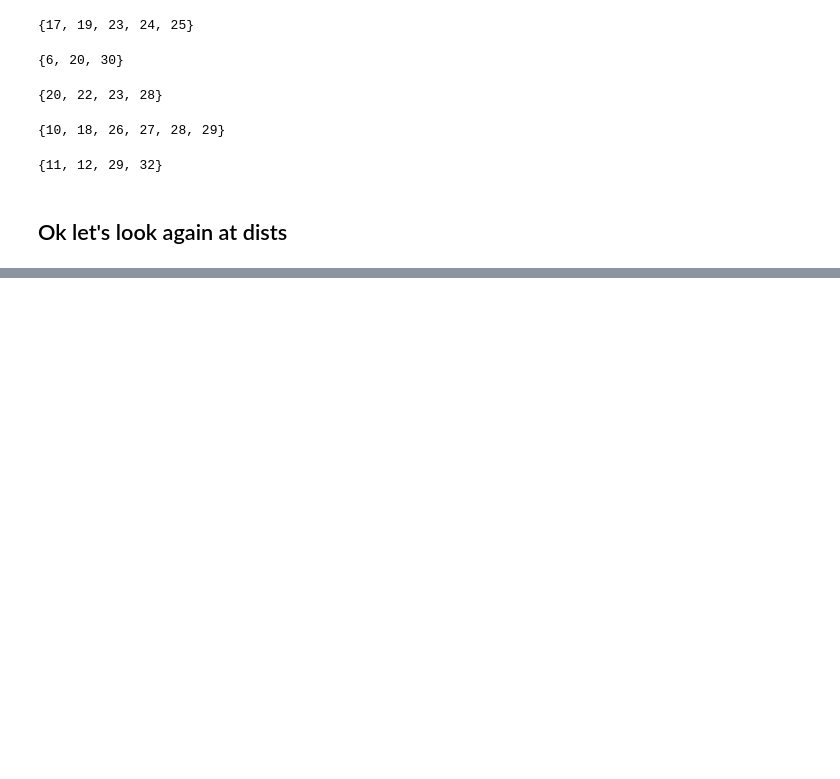
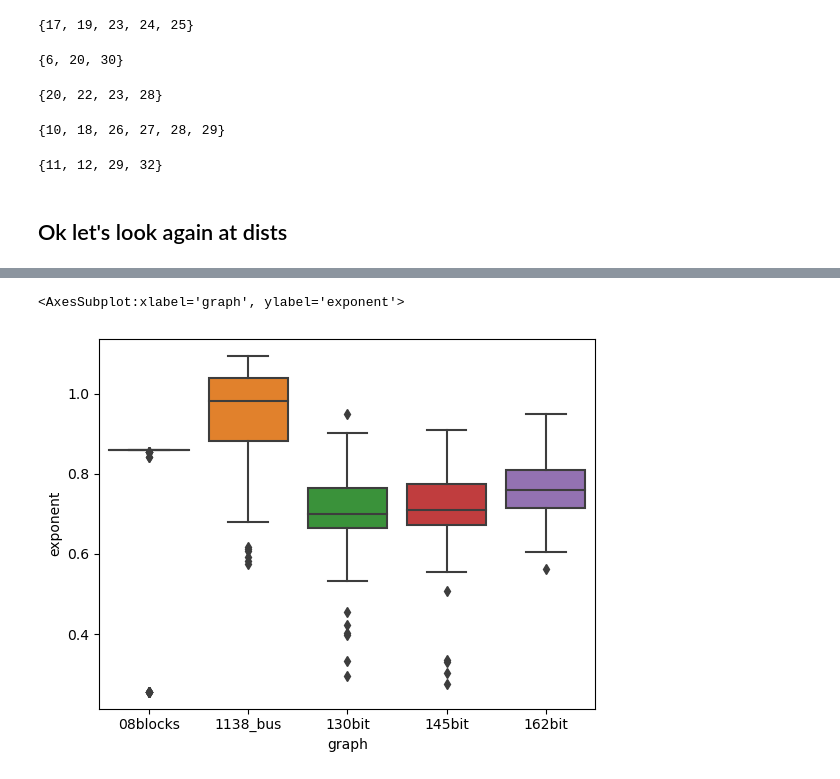
Before and after one commit to BenjiDayan/bibfs, a Jupyter notebook: neuro_docker/benji_dists_investigation.ipynb, the cells around one changed output, grey strips where cells are left out. Drawn from its saved outputs; the diff is of its cells as text; code cells hidden in the pictures; blank space fills up the shorter version.

```diff
--- a/neuro_docker/benji_dists_investigation.ipynb
+++ b/neuro_docker/benji_dists_investigation.ipynb
@@ -280,0 +374,6 @@ nhbs(27)
+# %%
+# For graph of m edges, let m_search_space be the number of things searched.
+# In bfs_node this is simply the number of nodes added to the queue.
+# we find x s.t. m^x = m_search_space
+
+df['exponent'] = df.apply(lambda row: math.log(row['search_space'], row['m']), axis=1)
@@ -280,0 +453,7 @@ nhbs(27)
+# %%
+foo = df.graph.unique()[:5]
+# %%
+sns.boxplot(data=df.loc[(df.algo == 'bfs') & (df.graph.isin(foo))], x='graph', y='exponent')
+# %% [output]
+<AxesSubplot:xlabel='graph', ylabel='exponent'>
+[figure, added]
```
Also changed, not shown: parts of 33 cells of this notebook, 1 other file.
